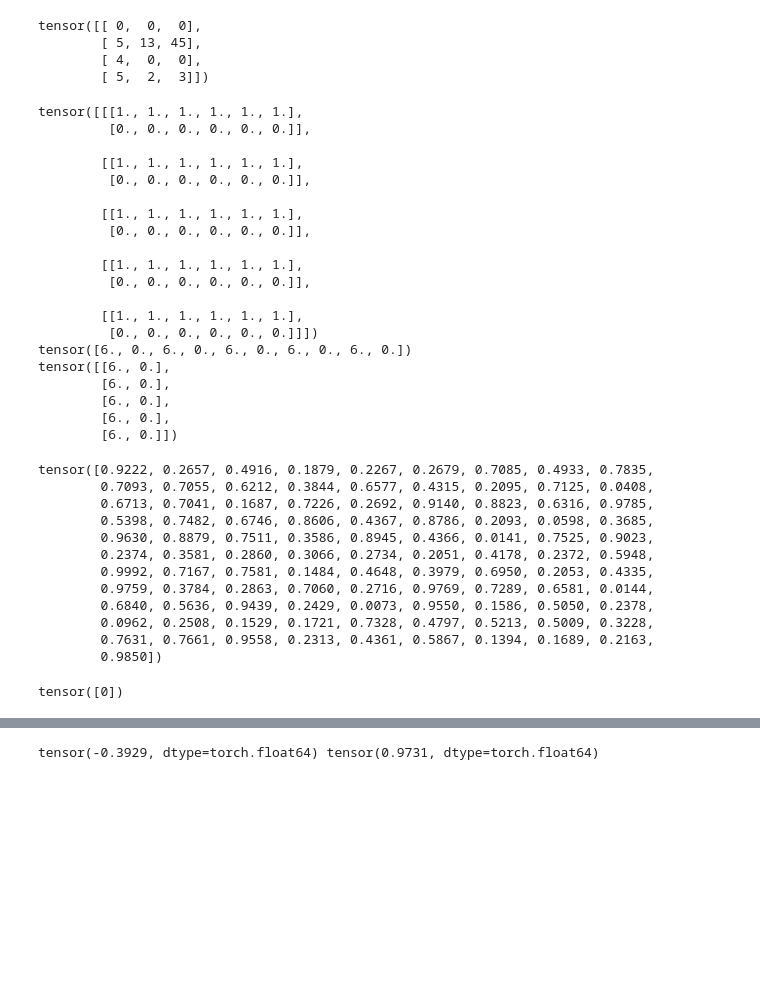
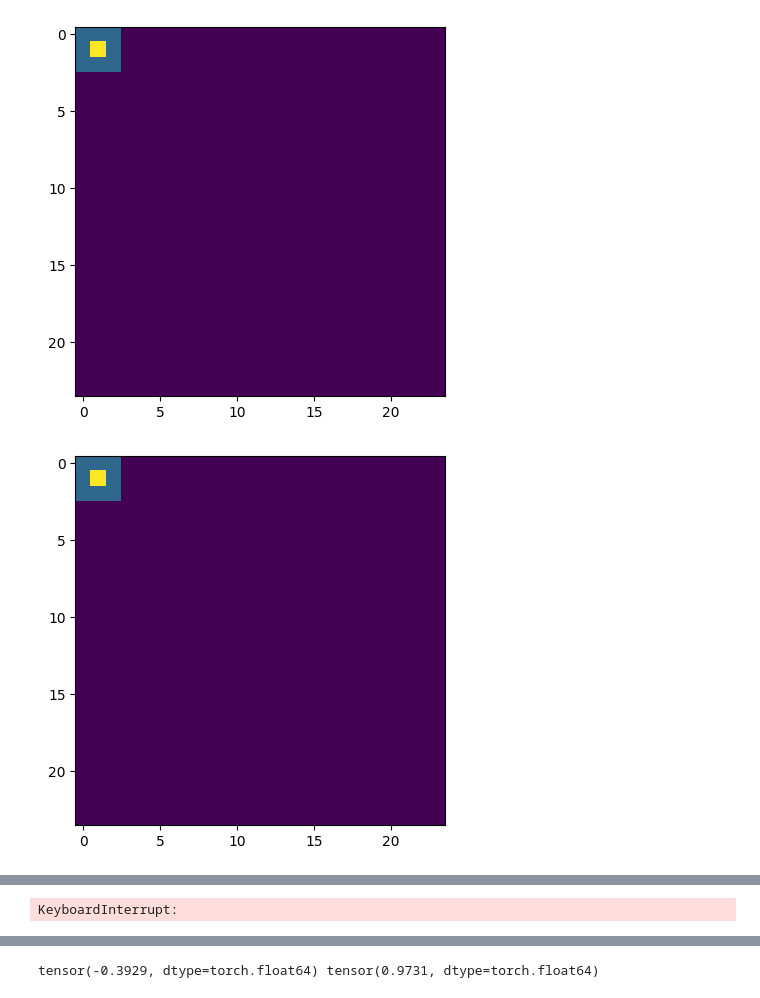
Before and after one commit to qravaux/luxai, a Jupyter notebook: test.ipynb, the cells around one changed output, grey strips where cells are left out. Cells and saved outputs as stored; diff of their text form; code cells hidden in the pictures; blank space fills up the shorter version.

```diff
--- a/test.ipynb
+++ b/test.ipynb
@@ -16,61 +12,17 @@ tensor([-3.4028e+38])
-# %%
-ac = torch.from_numpy(np.array([[0,12,56],[5,13,45],[4,13,4],[5,2,3]]))
-a = ac[:,0]!=5
-
-ac[a,2] = 0
-ac[a,1] = 0
-print(ac)
-# %% [output]
-tensor([[ 0,  0,  0],
-        [ 5, 13, 45],
-        [ 4,  0,  0],
-        [ 5,  2,  3]])
-# %%
-a = torch.zeros(5,2,6)
-a[:,0] = 1
-print(a)
-a = torch.sum(a.flatten(0,1),axis=1)
-print(a)
-print(a.view(5,2))
-# %% [output]
-tensor([[[1., 1., 1., 1., 1., 1.],
-         [0., 0., 0., 0., 0., 0.]],
-
-        [[1., 1., 1., 1., 1., 1.],
-         [0., 0., 0., 0., 0., 0.]],
-
-        [[1., 1., 1., 1., 1., 1.],
-         [0., 0., 0., 0., 0., 0.]],
-
-        [[1., 1., 1., 1., 1., 1.],
-         [0., 0., 0., 0., 0., 0.]],
-
-        [[1., 1., 1., 1., 1., 1.],
-         [0., 0., 0., 0., 0., 0.]]])
-tensor([6., 0., 6., 0., 6., 0., 6., 0., 6., 0.])
-tensor([[6., 0.],
-        [6., 0.],
-        [6., 0.],
-        [6., 0.],
-        [6., 0.]])
-# %%
-indices = torch.randperm(100).type(torch.IntTensor)
-x = torch.rand((100))
-x[indices[:100]]
-# %% [output]
-tensor([0.9222, 0.2657, 0.4916, 0.1879, 0.2267, 0.2679, 0.7085, 0.4933, 0.7835,
-        0.7093, 0.7055, 0.6212, 0.3844, 0.6577, 0.4315, 0.2095, 0.7125, 0.0408,
-        0.6713, 0.7041, 0.1687, 0.7226, 0.2692, 0.9140, 0.8823, 0.6316, 0.9785,
-        0.5398, 0.7482, 0.6746, 0.8606, 0.4367, 0.8786, 0.2093, 0.0598, 0.3685,
-        0.9630, 0.8879, 0.7511, 0.3586, 0.8945, 0.4366, 0.0141, 0.7525, 0.9023,
-        0.2374, 0.3581, 0.2860, 0.3066, 0.2734, 0.2051, 0.4178, 0.2372, 0.5948,
-        0.9992, 0.7167, 0.7581, 0.1484, 0.4648, 0.3979, 0.6950, 0.2053, 0.4335,
-        0.9759, 0.3784, 0.2863, 0.7060, 0.2716, 0.9769, 0.7289, 0.6581, 0.0144,
-        0.6840, 0.5636, 0.9439, 0.2429, 0.0073, 0.9550, 0.1586, 0.5050, 0.2378,
-        0.0962, 0.2508, 0.1529, 0.1721, 0.7328, 0.4797, 0.5213, 0.5009, 0.3228,
-        0.7631, 0.7661, 0.9558, 0.2313, 0.4361, 0.5867, 0.1394, 0.1689, 0.2163,
-        0.9850])
-# %%
-Categorical(probs=torch.Tensor([[0.3,0.3,0.3]])).sample()
-# %% [output]
-tensor([0])
+# %%
+
+for i in range(10):
+    env = LuxAIS3GymEnv(numpy_output=True)
+    obs,_ = env.reset()
+    for i in range(20) :
+        action = dict(
+                    player_0=np.random.randint(0,4,size=(env.env_params.max_units, 3)),
+                    player_1=np.random.randint(0,4,size=(env.env_params.max_units, 3))
+                )
+        obs, reward, terminated, truncated, info = env.step(action)
+
+    plt.imshow(obs['player_0']['map_features']['tile_type'])
+    plt.show()
+# %% [output]
+[figure, added]
+[figure, added]
@@ -77,2 +31,3 @@ tensor([0])
+KeyboardInterrupt:
 # %%
 env = LuxAIS3GymEnv(numpy_output=True)
```
Also changed, not shown: parts of 9 cells of this notebook, 3 other files.
